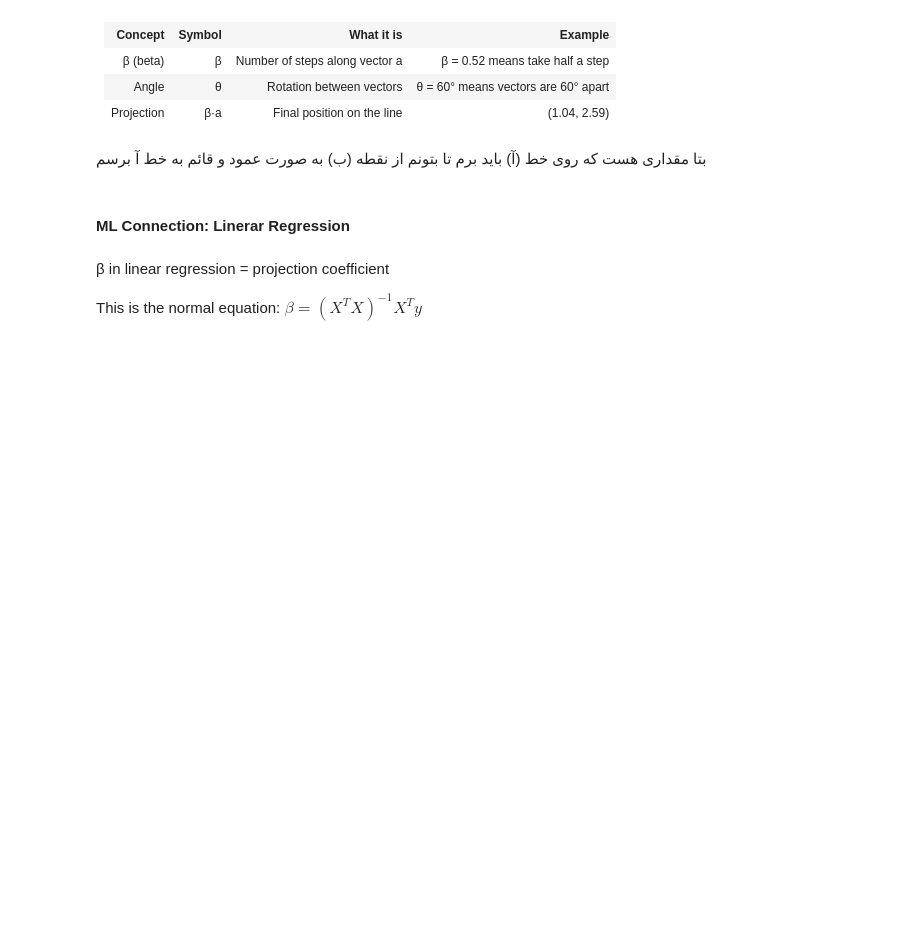
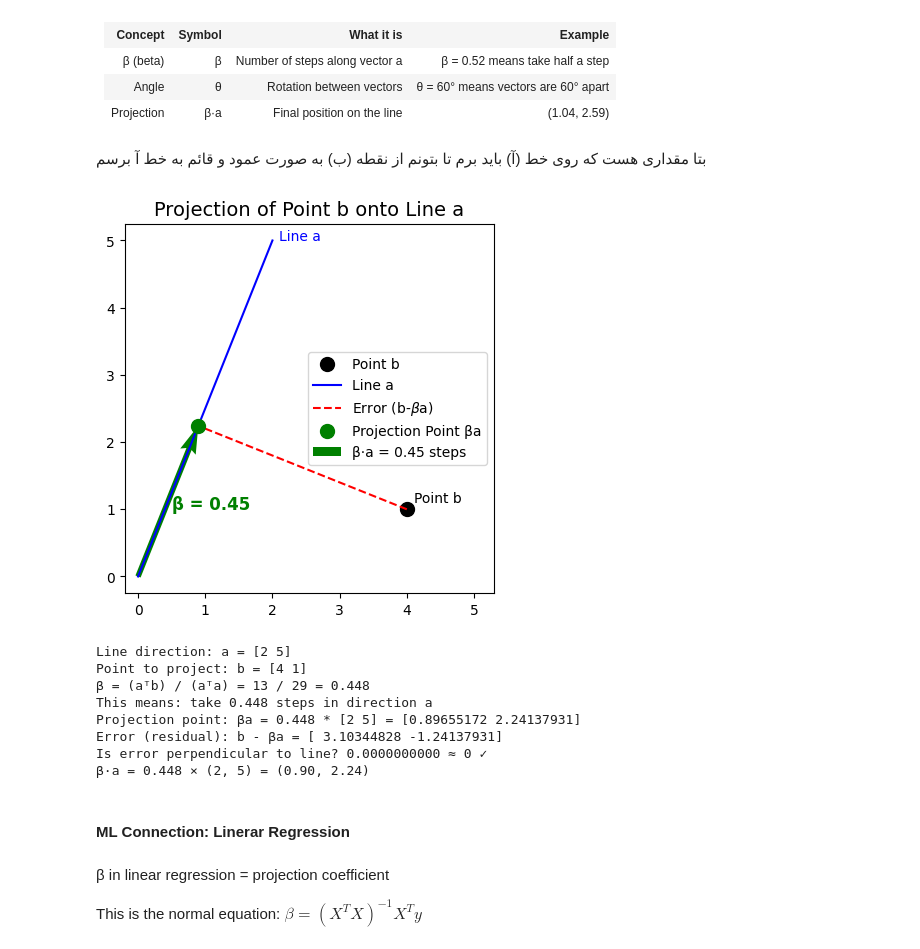
Before and after one commit to r-tavakoli/ai-ml-exercises, a Jupyter notebook: linear_algebra/011_projections_and_orthogonalization.ipynb, the cells around one changed output. Cells and saved outputs as stored; diff of their text form; code cells hidden in the pictures; blank space fills up the shorter version.

Commit message:
using projection for finding shadow

```diff
--- a/linear_algebra/011_projections_and_orthogonalization.ipynb
+++ b/linear_algebra/011_projections_and_orthogonalization.ipynb
@@ -45,33 +45,43 @@ That's your closest point on the line!
 # %%
 a = np.array([2, 5]) # line
 b = np.array([4, 1]) # point
 
 beta = (a.T@b) / (a.T@a)
 projection = beta*a
 
 # plot
-plt.plot(b[0], b[1], 'ko', label='Point b') # point b
+plt.plot(b[0], b[1], 'ko', markersize=10, label='Point b') # point b
 plt.plot([0, a[0]], [0, a[1]], 'b', label='Line a') # line a
 plt.plot([b[0], projection[0]], [b[1], projection[1]], 'r--', label=r'Error (b-$\beta$a)')
 plt.plot(projection[0], projection[1], 'go', markersize=10, label='Projection Point βa')
 plt.quiver(0, 0, beta*a[0], beta*a[1], angles='xy', scale_units='xy', scale=1,
            color='green', width=0.015, label=f'β·a = {beta:.2f} steps')
 plt.annotate(f'β = {beta:.2f}', (beta*a/2), fontsize=12, color='green', fontweight='bold', xytext=(0.5, 1))
 plt.text(x=b[0]+.1, y=b[1]+.1, s='Point b')
 plt.text(x=a[0]+.1, y=a[1], s='Line a', color='b')
 plt.axis('square')
 plt.legend()
 plt.title('Projection of Point b onto Line a', fontsize=14)
 plt.show()
 
 print(f"Line direction: a = {a}")
 print(f"Point to project: b = {b}")
 print(f"β = (aᵀb) / (aᵀa) = {np.dot(a, b)} / {np.dot(a, a)} = {beta:.3f}")
 print(f"This means: take {beta:.3f} steps in direction a")
 print(f"Projection point: βa = {beta:.3f} * {a} = {projection}")
 print(f"Error (residual): b - βa = {b - projection}")
 print(f"Is error perpendicular to line? {np.dot(a, b - projection):.10f} ≈ 0 ✓")
 print(f"β·a = {beta:.3f} × ({a[0]}, {a[1]}) = ({beta*a[0]:.2f}, {beta*a[1]:.2f})")
+# %% [output]
+[figure, added]
+Line direction: a = [2 5]
+Point to project: b = [4 1]
+β = (aᵀb) / (aᵀa) = 13 / 29 = 0.448
+This means: take 0.448 steps in direction a
+Projection point: βa = 0.448 * [2 5] = [0.89655172 2.24137931]
+Error (residual): b - βa = [ 3.10344828 -1.24137931]
+Is error perpendicular to line? 0.0000000000 ≈ 0 ✓
+β·a = 0.448 × (2, 5) = (0.90, 2.24)
 # %% [markdown]
 #### ML Connection: Linerar Regression
 # %%
```
Also changed, not shown: 1 other file.
